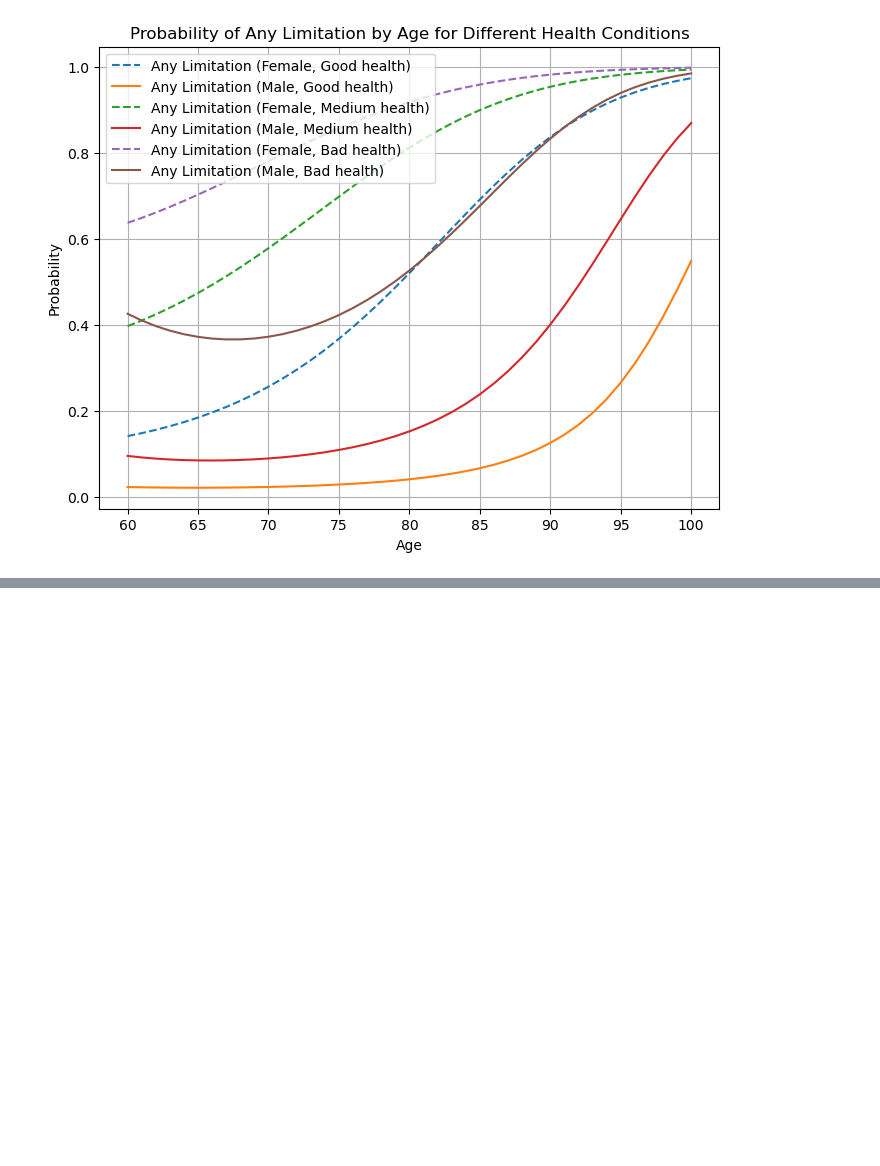
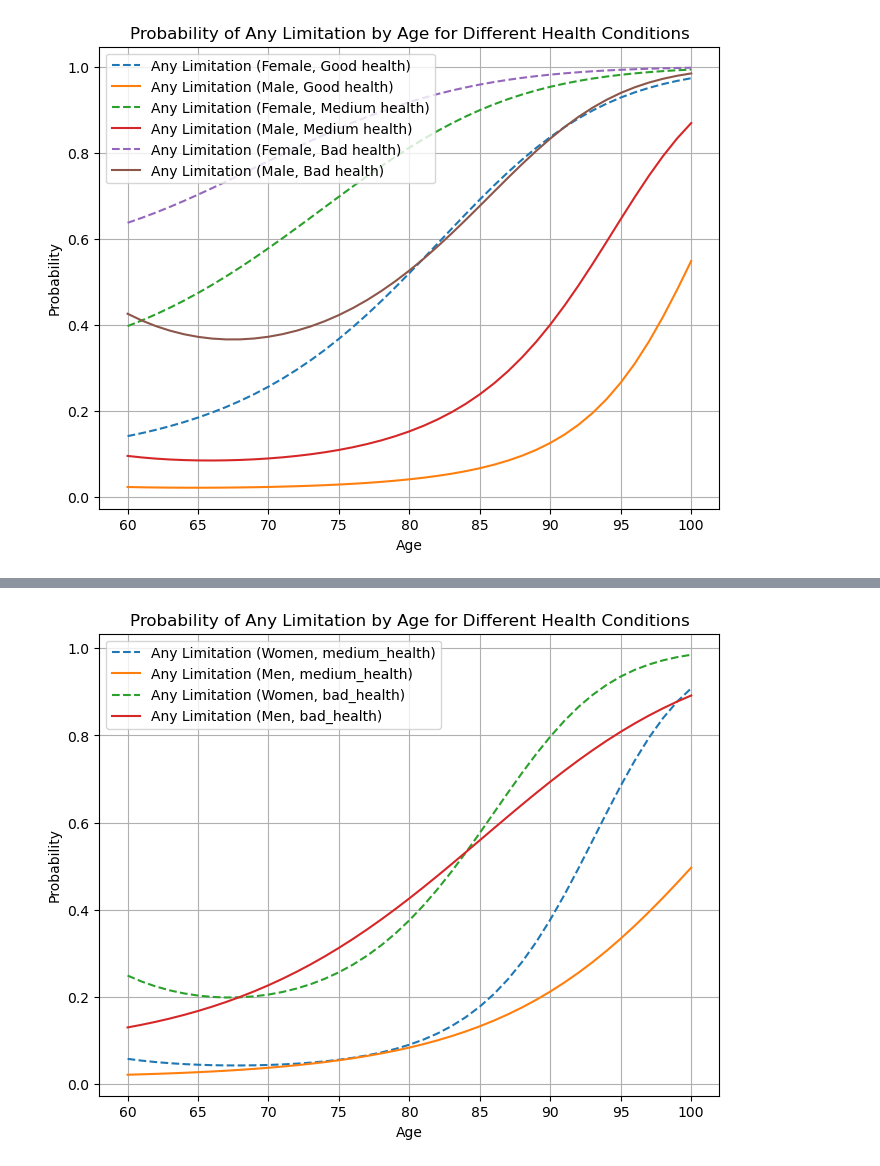
Before and after one commit to segsell/caregiving, a Jupyter notebook: src/sandbox/limitations_with_adl.ipynb, the cells around one changed output, grey strips where cells are left out. Cells and saved outputs as stored; diff of their text form; code cells hidden in the pictures; blank space fills up the shorter version.

```diff
--- a/src/sandbox/limitations_with_adl.ipynb
+++ b/src/sandbox/limitations_with_adl.ipynb
@@ -139,0 +221,4 @@ plot_any_limitation_probability(coeffs_female, coeffs_male, ages)
+# %%
+plot_any_limitation_probability(coeffs_women, coeffs_men, ages)
+# %% [output]
+[figure, added]
```
Also changed, not shown: parts of 5 cells of this notebook, 2 other files.
